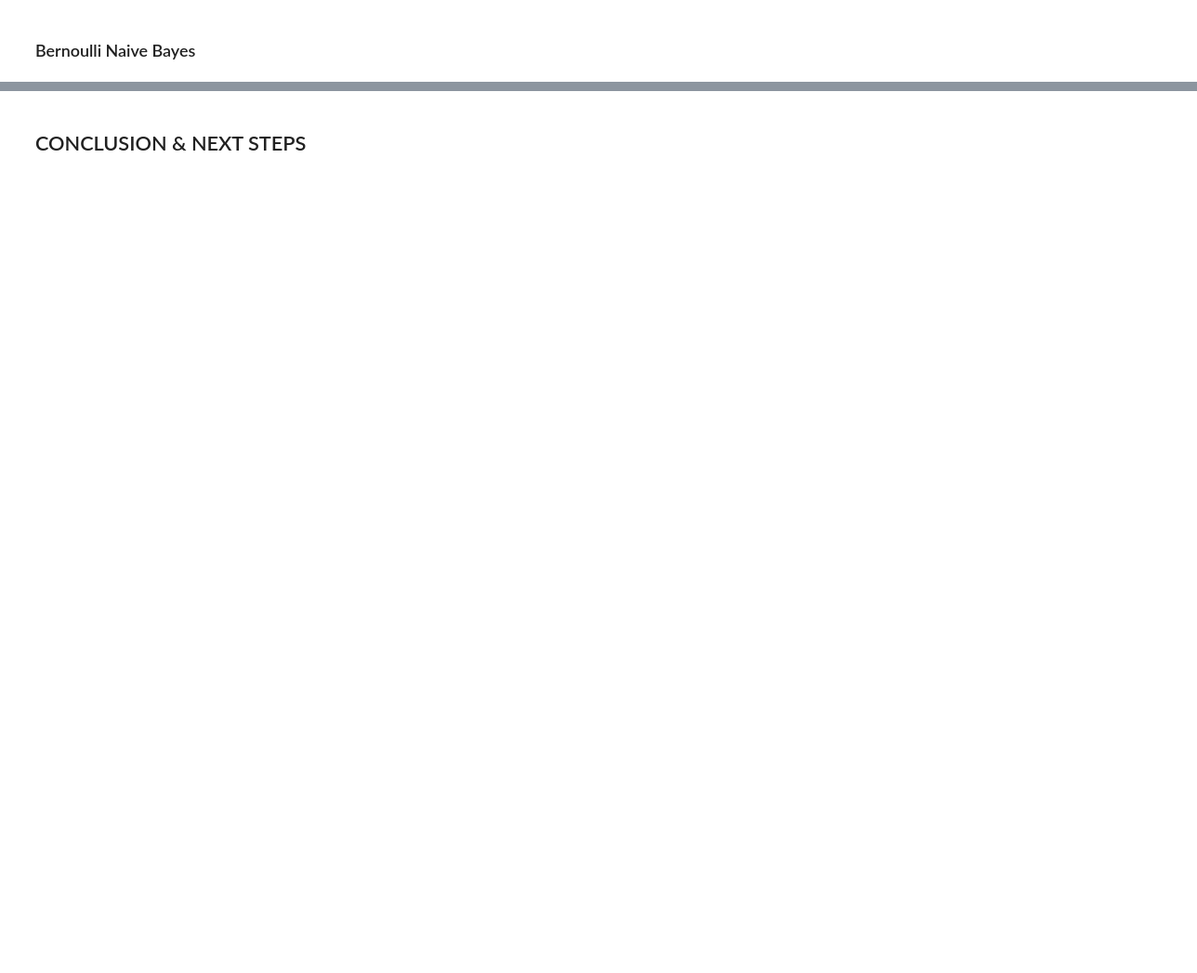
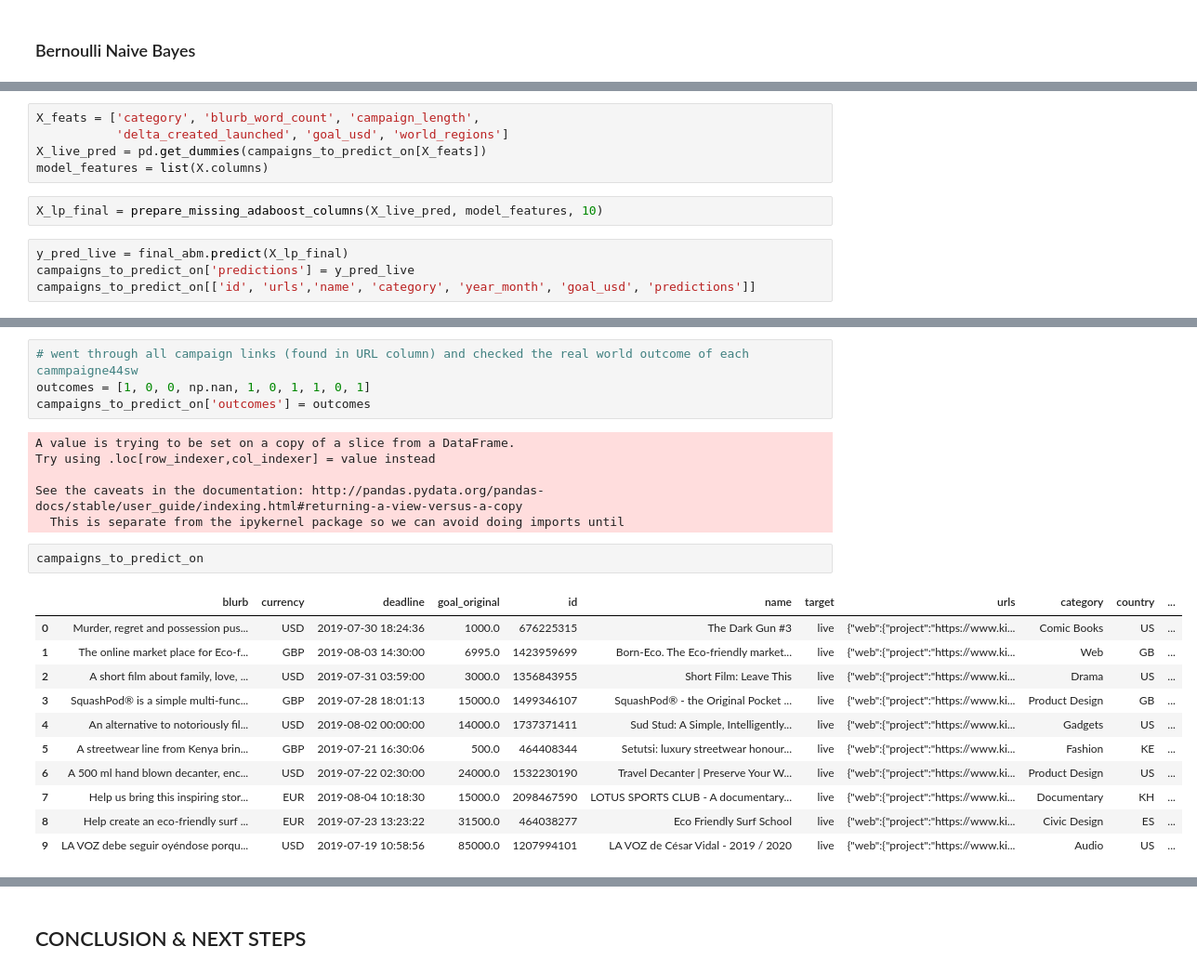
Before and after one commit to nateej1/kickstarter-campaign-classification, a Jupyter notebook: notebooks/04_reports/20190816-mlb-DRAFT-final-report.ipynb, the cells around one changed output, grey strips where cells are left out. Shown at 93% size. Saved outputs shown, nothing was run; the diff lists cells and outputs as text; blank space fills up the shorter version.

```diff
--- a/notebooks/04_reports/20190816-mlb-DRAFT-final-report.ipynb
+++ b/notebooks/04_reports/20190816-mlb-DRAFT-final-report.ipynb
@@ -612,0 +838,11 @@ Precision of Adaboost Forest Model: 80.68659366676532%
+# %%
+X_feats = ['category', 'blurb_word_count', 'campaign_length',
+           'delta_created_launched', 'goal_usd', 'world_regions']
+X_live_pred = pd.get_dummies(campaigns_to_predict_on[X_feats])
+model_features = list(X.columns)
+# %%
+X_lp_final = prepare_missing_adaboost_columns(X_live_pred, model_features, 10)
+# %%
+y_pred_live = final_abm.predict(X_lp_final)
+campaigns_to_predict_on['predictions'] = y_pred_live
+campaigns_to_predict_on[['id', 'urls','name', 'category', 'year_month', 'goal_usd', 'predictions']]
@@ -612,0 +865,24 @@ Precision of Adaboost Forest Model: 80.68659366676532%
+# %%
+# went through all campaign links (found in URL column) and checked the real world outcome of each cammpaigne44sw
+outcomes = [1, 0, 0, np.nan, 1, 0, 1, 1, 0, 1]
+campaigns_to_predict_on['outcomes'] = outcomes
+# %% [output]
+A value is trying to be set on a copy of a slice from a DataFrame.
+Try using .loc[row_indexer,col_indexer] = value instead
+
+See the caveats in the documentation: http://pandas.pydata.org/pandas-docs/stable/user_guide/indexing.html#returning-a-view-versus-a-copy
+  This is separate from the ipykernel package so we can avoid doing imports until
+# %%
+campaigns_to_predict_on
+# %% [output]
+|  | blurb | currency | deadline | goal_original | id | name | target | urls | category | country | ... |
+| 0 | Murder, regret and possession pus... | USD | 2019-07-30 18:24:36 | 1000.0 | 676225315 | The Dark Gun #3 | live | {"web":{"project":"https://www.ki... | Comic Books | US | ... |
+| 1 | The online market place for Eco-f... | GBP | 2019-08-03 14:30:00 | 6995.0 | 1423959699 | Born-Eco. The Eco-friendly market... | live | {"web":{"project":"https://www.ki... | Web | GB | ... |
+| 2 | A short film about family, love, ... | USD | 2019-07-31 03:59:00 | 3000.0 | 1356843955 | Short Film: Leave This | live | {"web":{"project":"https://www.ki... | Drama | US | ... |
+| 3 | SquashPod® is a simple multi-func... | GBP | 2019-07-28 18:01:13 | 15000.0 | 1499346107 | SquashPod® - the Original Pocket ... | live | {"web":{"project":"https://www.ki... | Product Design | GB | ... |
+| 4 | An alternative to notoriously fil... | USD | 2019-08-02 00:00:00 | 14000.0 | 1737371411 | Sud Stud: A Simple, Intelligently... | live | {"web":{"project":"https://www.ki... | Gadgets | US | ... |
+| 5 | A streetwear line from Kenya brin... | GBP | 2019-07-21 16:30:06 | 500.0 | 464408344 | Setutsi: luxury streetwear honour... | live | {"web":{"project":"https://www.ki... | Fashion | KE | ... |
+| 6 | A 500 ml hand blown decanter, enc... | USD | 2019-07-22 02:30:00 | 24000.0 | 1532230190 | Travel Decanter | Preserve Your W... | live | {"web":{"project":"https://www.ki... | Product Design | US | ... |
+| 7 | Help us bring this inspiring stor... | EUR | 2019-08-04 10:18:30 | 15000.0 | 2098467590 | LOTUS SPORTS CLUB - A documentary... | live | {"web":{"project":"https://www.ki... | Documentary | KH | ... |
+| 8 | Help create an eco-friendly surf ... | EUR | 2019-07-23 13:23:22 | 31500.0 | 464038277 | Eco Friendly Surf School | live | {"web":{"project":"https://www.ki... | Civic Design | ES | ... |
+| 9 | LA VOZ debe seguir oyéndose porqu... | USD | 2019-07-19 10:58:56 | 85000.0 | 1207994101 | LA VOZ de César Vidal - 2019 / 2020 | live | {"web":{"project":"https://www.ki... | Audio | US | ... |
```
Also changed, not shown: parts of 42 cells of this notebook, 1 other file.
